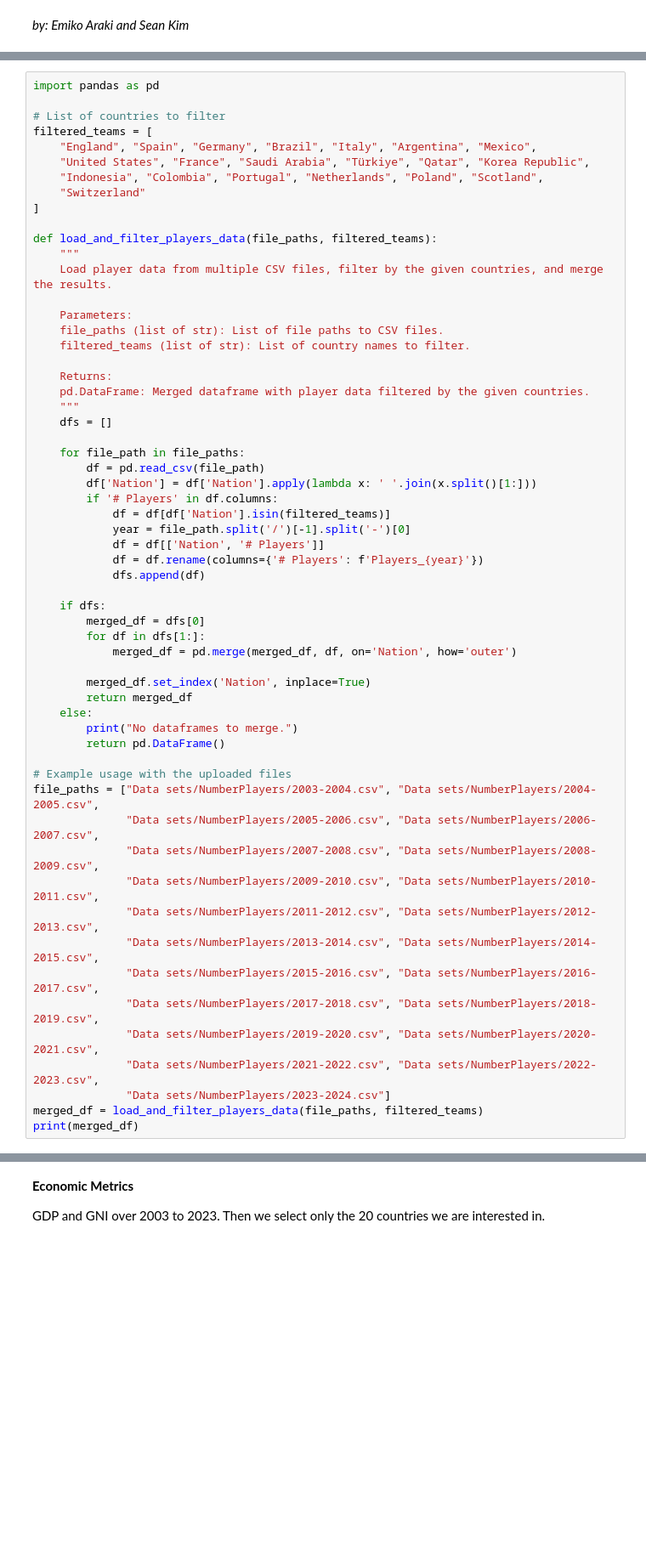
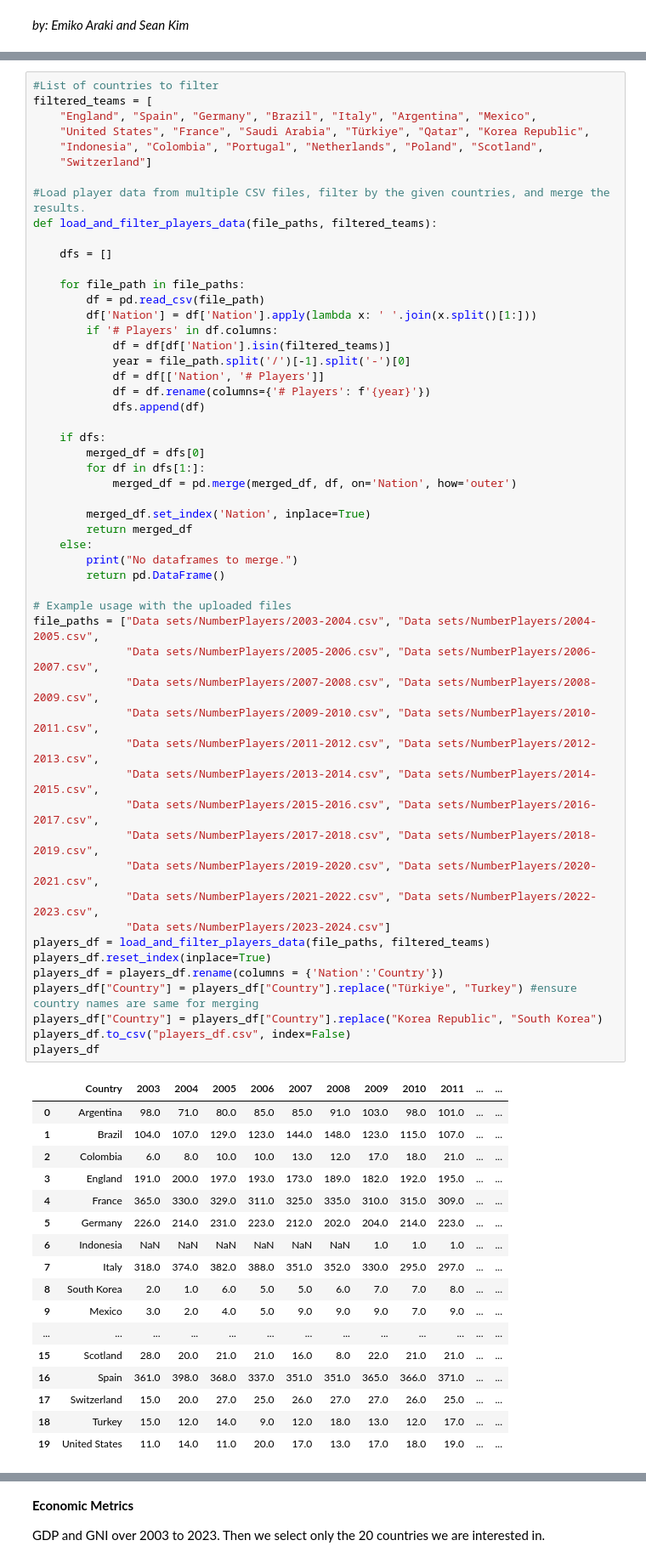
Before and after one commit to earaki/ECON323Project, a Jupyter notebook: Final Project/Final Project AraKim.ipynb, the cells around one changed output, grey strips where cells are left out. Shown: that part at 85% size. Cells and saved outputs as stored; diff of their text form; blank space fills up the shorter version.

```diff
--- a/Final Project/Final Project AraKim.ipynb
+++ b/Final Project/Final Project AraKim.ipynb
@@ -285,25 +285,14 @@ merged_df
 # %%
-import pandas as pd
-
-# List of countries to filter
+#List of countries to filter
 filtered_teams = [
     "England", "Spain", "Germany", "Brazil", "Italy", "Argentina", "Mexico",
     "United States", "France", "Saudi Arabia", "Türkiye", "Qatar", "Korea Republic",
     "Indonesia", "Colombia", "Portugal", "Netherlands", "Poland", "Scotland",
-    "Switzerland"
-]
+    "Switzerland"]
 
+#Load player data from multiple CSV files, filter by the given countries, and merge the results.
 def load_and_filter_players_data(file_paths, filtered_teams):
-    """
-    Load player data from multiple CSV files, filter by the given countries, and merge the results.
 
-    Parameters:
-    file_paths (list of str): List of file paths to CSV files.
-    filtered_teams (list of str): List of country names to filter.
-
-    Returns:
-    pd.DataFrame: Merged dataframe with player data filtered by the given countries.
-    """
     dfs = []
 
     for file_path in file_paths:
@@ -312,33 +301,55 @@ def load_and_filter_players_data(file_paths, filtered_teams):
         if '# Players' in df.columns:
             df = df[df['Nation'].isin(filtered_teams)]
             year = file_path.split('/')[-1].split('-')[0]
             df = df[['Nation', '# Players']]
-            df = df.rename(columns={'# Players': f'Players_{year}'})
+            df = df.rename(columns={'# Players': f'{year}'})
             dfs.append(df)
 
     if dfs:
         merged_df = dfs[0]
         for df in dfs[1:]:
             merged_df = pd.merge(merged_df, df, on='Nation', how='outer')
 
         merged_df.set_index('Nation', inplace=True)
         return merged_df
     else:
         print("No dataframes to merge.")
         return pd.DataFrame()
 
 # Example usage with the uploaded files
 file_paths = ["Data sets/NumberPlayers/2003-2004.csv", "Data sets/NumberPlayers/2004-2005.csv",
               "Data sets/NumberPlayers/2005-2006.csv", "Data sets/NumberPlayers/2006-2007.csv",
               "Data sets/NumberPlayers/2007-2008.csv", "Data sets/NumberPlayers/2008-2009.csv",
               "Data sets/NumberPlayers/2009-2010.csv", "Data sets/NumberPlayers/2010-2011.csv",
               "Data sets/NumberPlayers/2011-2012.csv", "Data sets/NumberPlayers/2012-2013.csv",
               "Data sets/NumberPlayers/2013-2014.csv", "Data sets/NumberPlayers/2014-2015.csv",
               "Data sets/NumberPlayers/2015-2016.csv", "Data sets/NumberPlayers/2016-2017.csv",
               "Data sets/NumberPlayers/2017-2018.csv", "Data sets/NumberPlayers/2018-2019.csv",
               "Data sets/NumberPlayers/2019-2020.csv", "Data sets/NumberPlayers/2020-2021.csv",
               "Data sets/NumberPlayers/2021-2022.csv", "Data sets/NumberPlayers/2022-2023.csv",
               "Data sets/NumberPlayers/2023-2024.csv"]
-merged_df = load_and_filter_players_data(file_paths, filtered_teams)
-print(merged_df)
+players_df = load_and_filter_players_data(file_paths, filtered_teams)
+players_df.reset_index(inplace=True)
+players_df = players_df.rename(columns = {'Nation':'Country'})
+players_df["Country"] = players_df["Country"].replace("Türkiye", "Turkey") #ensure country names are same for merging
+players_df["Country"] = players_df["Country"].replace("Korea Republic", "South Korea")
+players_df.to_csv("players_df.csv", index=False)
+players_df
 # %% [output]
+|  | Country | 2003 | 2004 | 2005 | 2006 | 2007 | 2008 | 2009 | 2010 | 2011 | ... | ... |
+| 0 | Argentina | 98.0 | 71.0 | 80.0 | 85.0 | 85.0 | 91.0 | 103.0 | 98.0 | 101.0 | ... | ... |
+| 1 | Brazil | 104.0 | 107.0 | 129.0 | 123.0 | 144.0 | 148.0 | 123.0 | 115.0 | 107.0 | ... | ... |
+| 2 | Colombia | 6.0 | 8.0 | 10.0 | 10.0 | 13.0 | 12.0 | 17.0 | 18.0 | 21.0 | ... | ... |
+| 3 | England | 191.0 | 200.0 | 197.0 | 193.0 | 173.0 | 189.0 | 182.0 | 192.0 | 195.0 | ... | ... |
+| 4 | France | 365.0 | 330.0 | 329.0 | 311.0 | 325.0 | 335.0 | 310.0 | 315.0 | 309.0 | ... | ... |
+| 5 | Germany | 226.0 | 214.0 | 231.0 | 223.0 | 212.0 | 202.0 | 204.0 | 214.0 | 223.0 | ... | ... |
+| 6 | Indonesia | NaN | NaN | NaN | NaN | NaN | NaN | 1.0 | 1.0 | 1.0 | ... | ... |
+| 7 | Italy | 318.0 | 374.0 | 382.0 | 388.0 | 351.0 | 352.0 | 330.0 | 295.0 | 297.0 | ... | ... |
+| 8 | South Korea | 2.0 | 1.0 | 6.0 | 5.0 | 5.0 | 6.0 | 7.0 | 7.0 | 8.0 | ... | ... |
+| 9 | Mexico | 3.0 | 2.0 | 4.0 | 5.0 | 9.0 | 9.0 | 9.0 | 7.0 | 9.0 | ... | ... |
+| ... | ... | ... | ... | ... | ... | ... | ... | ... | ... | ... | ... | ... |
+| 15 | Scotland | 28.0 | 20.0 | 21.0 | 21.0 | 16.0 | 8.0 | 22.0 | 21.0 | 21.0 | ... | ... |
+| 16 | Spain | 361.0 | 398.0 | 368.0 | 337.0 | 351.0 | 351.0 | 365.0 | 366.0 | 371.0 | ... | ... |
+| 17 | Switzerland | 15.0 | 20.0 | 27.0 | 25.0 | 26.0 | 27.0 | 27.0 | 26.0 | 25.0 | ... | ... |
+| 18 | Turkey | 15.0 | 12.0 | 14.0 | 9.0 | 12.0 | 18.0 | 13.0 | 12.0 | 17.0 | ... | ... |
+| 19 | United States | 11.0 | 14.0 | 11.0 | 20.0 | 17.0 | 13.0 | 17.0 | 18.0 | 19.0 | ... | ... |
```
Also changed, not shown: parts of 13 cells of this notebook, 2 other files.
